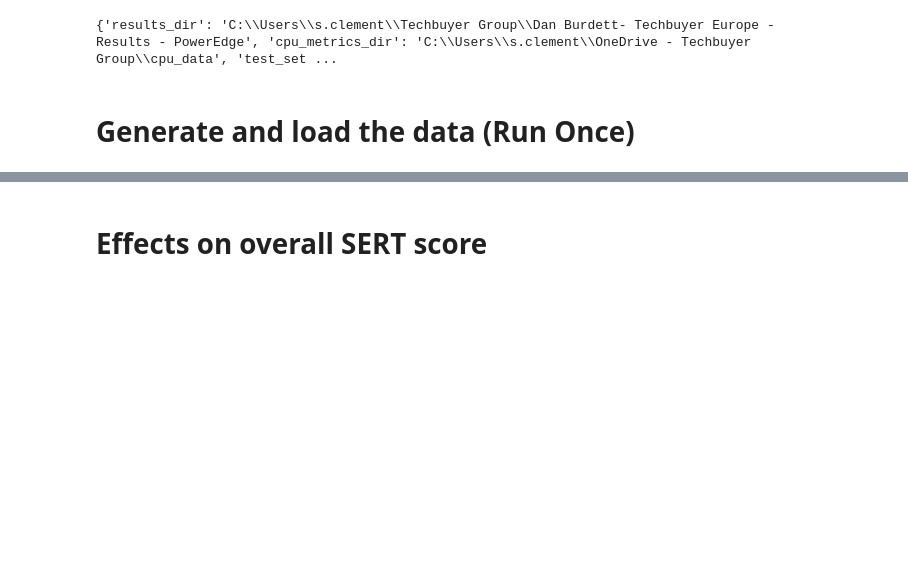
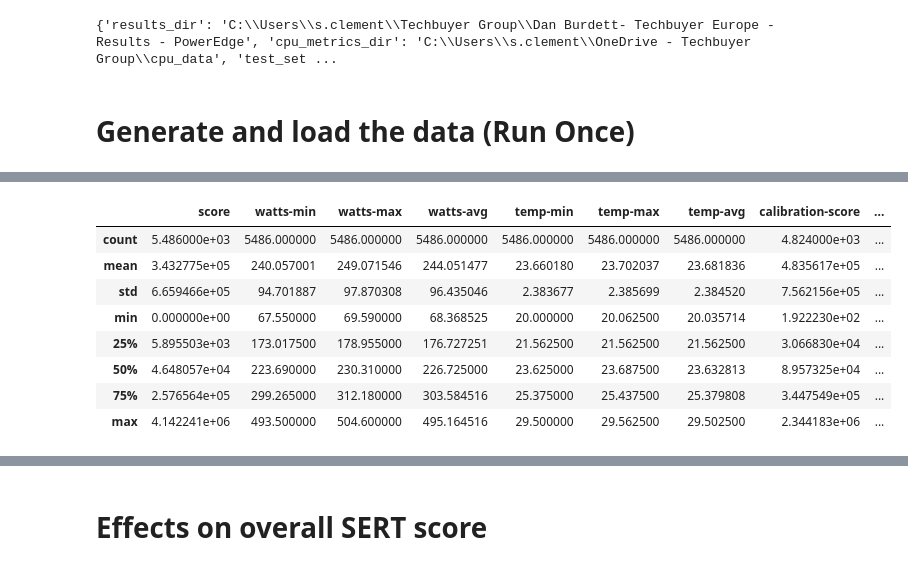
Before and after one commit to sjclement/sert-processing, a Jupyter notebook: Temperature_analysis.ipynb, the cells around one changed output, grey strips where cells are left out. Drawn from its saved outputs; the diff is of its cells as text; code cells hidden in the pictures; blank space fills up the shorter version.

```diff
--- a/Temperature_analysis.ipynb
+++ b/Temperature_analysis.ipynb
@@ -142,3 +168,15 @@ Loading SERT data from disk
+# %%
+sert_data.describe()
+# %% [output]
+|  | score | watts-min | watts-max | watts-avg | temp-min | temp-max | temp-avg | calibration-score | ... |
+| count | 5.486000e+03 | 5486.000000 | 5486.000000 | 5486.000000 | 5486.000000 | 5486.000000 | 5486.000000 | 4.824000e+03 | ... |
+| mean | 3.432775e+05 | 240.057001 | 249.071546 | 244.051477 | 23.660180 | 23.702037 | 23.681836 | 4.835617e+05 | ... |
+| std | 6.659466e+05 | 94.701887 | 97.870308 | 96.435046 | 2.383677 | 2.385699 | 2.384520 | 7.562156e+05 | ... |
+| min | 0.000000e+00 | 67.550000 | 69.590000 | 68.368525 | 20.000000 | 20.062500 | 20.035714 | 1.922230e+02 | ... |
+| 25% | 5.895503e+03 | 173.017500 | 178.955000 | 176.727251 | 21.562500 | 21.562500 | 21.562500 | 3.066830e+04 | ... |
+| 50% | 4.648057e+04 | 223.690000 | 230.310000 | 226.725000 | 23.625000 | 23.687500 | 23.632813 | 8.957325e+04 | ... |
+| 75% | 2.576564e+05 | 299.265000 | 312.180000 | 303.584516 | 25.375000 | 25.437500 | 25.379808 | 3.447549e+05 | ... |
+| max | 4.142241e+06 | 493.500000 | 504.600000 | 495.164516 | 29.500000 | 29.562500 | 29.502500 | 2.344183e+06 | ... |
 # %%
 #test_details
 total_score = scores[scores['workload'] == 'All'].dropna(axis=1)
```
Also changed, not shown: parts of 24 cells of this notebook, 1 other file.
